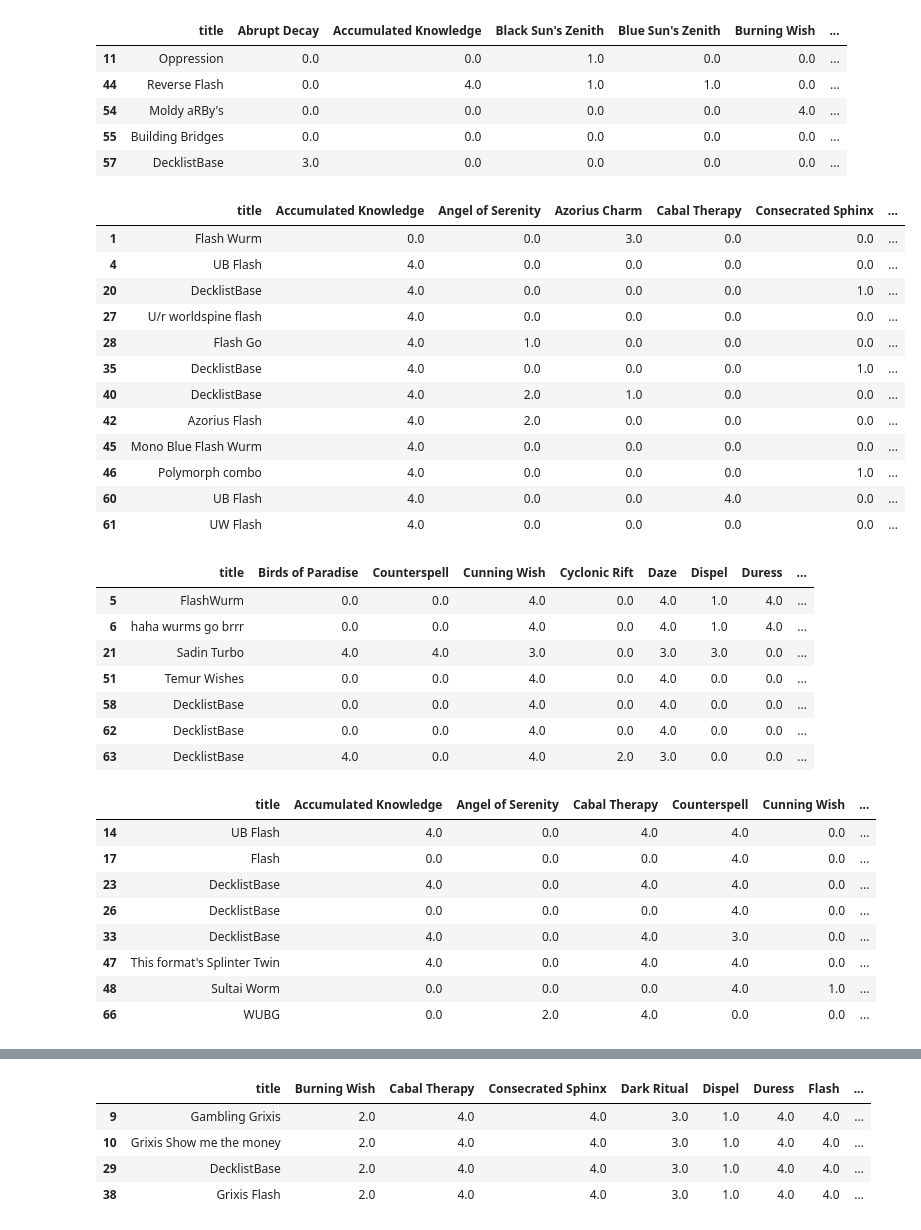
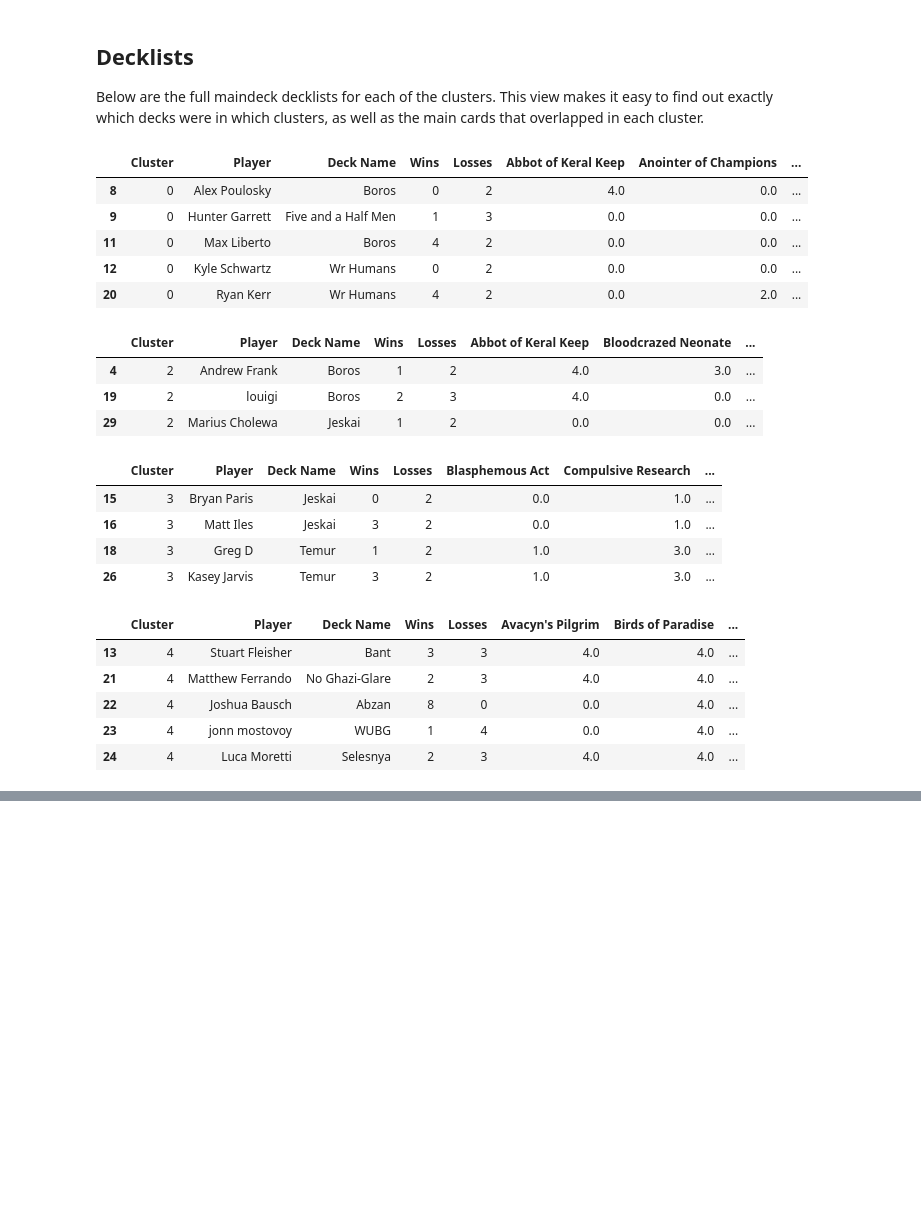
Before and after one commit to ryandkerr/set-roulette-data, a Jupyter notebook: notebooks/Deck Clustering.ipynb, the cells around one changed output, grey strips where cells are left out. Drawn from its saved outputs; the diff is of its cells as text; code cells hidden in the pictures; blank space fills up the shorter version.

```diff
--- a/notebooks/Deck Clustering.ipynb
+++ b/notebooks/Deck Clustering.ipynb
@@ -25,6 +51,15 @@ def display_clusters(df):
     for classification in classifications:
         dfc = df[df['classification'] == classification]
         dfc = dfc.loc[:, (dfc != 0).any(axis=0)]
+        first_cols = ['classification', 'name', 'title', 'wins', 'losses']
+        dfc = dfc.reindex(columns=(first_cols + list([col for col in dfc.columns if col not in first_cols])))
+        dfc = dfc.rename(columns={
+            'name': 'Player',
+            'title': 'Deck Name',
+            'classification': 'Cluster',
+            'wins': 'Wins',
+            'losses': 'Losses',
+        })
         display(dfc)
 # %%
-d = DeckClustering(db_path=DB_PATH, tournament_id=2480)
+d = DeckClustering(db_path=DB_PATH, tournament_id=7215)
@@ -51,39 +105,27 @@ d.get_winrate_matrix(cluster_df, min_cluster_size=4)
+# %% [markdown]
+## Decklists
+Below are the full maindeck decklists for each of the clusters. This view makes it easy to find out exactly which decks were in which clusters, as well as the main cards that overlapped in each cluster.
 # %%
-display_clusters(d.combine_small_clusters(cluster_df, min_cluster_size=4))
+display_clusters(d.combine_small_clusters(cluster_df, min_cluster_size=3))
 # %% [output]
-|  | title | Abrupt Decay | Accumulated Knowledge | Black Sun's Zenith | Blue Sun's Zenith | Burning Wish | ... |
-| 11 | Oppression | 0.0 | 0.0 | 1.0 | 0.0 | 0.0 | ... |
-| 44 | Reverse Flash | 0.0 | 4.0 | 1.0 | 1.0 | 0.0 | ... |
-| 54 | Moldy aRBy's | 0.0 | 0.0 | 0.0 | 0.0 | 4.0 | ... |
-| 55 | Building Bridges | 0.0 | 0.0 | 0.0 | 0.0 | 0.0 | ... |
-| 57 | DecklistBase | 3.0 | 0.0 | 0.0 | 0.0 | 0.0 | ... |
+|  | Cluster | Player | Deck Name | Wins | Losses | Abbot of Keral Keep | Anointer of Champions | ... |
+| 8 | 0 | Alex Poulosky | Boros | 0 | 2 | 4.0 | 0.0 | ... |
+| 9 | 0 | Hunter Garrett | Five and a Half Men | 1 | 3 | 0.0 | 0.0 | ... |
+| 11 | 0 | Max Liberto | Boros | 4 | 2 | 0.0 | 0.0 | ... |
+| 12 | 0 | Kyle Schwartz | Wr Humans | 0 | 2 | 0.0 | 0.0 | ... |
+| 20 | 0 | Ryan Kerr | Wr Humans | 4 | 2 | 0.0 | 2.0 | ... |
-|  | title | Accumulated Knowledge | Angel of Serenity | Azorius Charm | Cabal Therapy | Consecrated Sphinx | ... |
-| 1 | Flash Wurm | 0.0 | 0.0 | 3.0 | 0.0 | 0.0 | ... |
-| 4 | UB Flash | 4.0 | 0.0 | 0.0 | 0.0 | 0.0 | ... |
-| 20 | DecklistBase | 4.0 | 0.0 | 0.0 | 0.0 | 1.0 | ... |
-| 27 | U/r worldspine flash | 4.0 | 0.0 | 0.0 | 0.0 | 0.0 | ... |
-| 28 | Flash Go | 4.0 | 1.0 | 0.0 | 0.0 | 0.0 | ... |
-| 35 | DecklistBase | 4.0 | 0.0 | 0.0 | 0.0 | 1.0 | ... |
-| 40 | DecklistBase | 4.0 | 2.0 | 1.0 | 0.0 | 0.0 | ... |
-| 42 | Azorius Flash | 4.0 | 2.0 | 0.0 | 0.0 | 0.0 | ... |
-| 45 | Mono Blue Flash Wurm | 4.0 | 0.0 | 0.0 | 0.0 | 0.0 | ... |
-| 46 | Polymorph combo | 4.0 | 0.0 | 0.0 | 0.0 | 1.0 | ... |
-| 60 | UB Flash | 4.0 | 0.0 | 0.0 | 4.0 | 0.0 | ... |
-| 61 | UW Flash | 4.0 | 0.0 | 0.0 | 0.0 | 0.0 | ... |
+|  | Cluster | Player | Deck Name | Wins | Losses | Abbot of Keral Keep | Bloodcrazed Neonate | ... |
+| 4 | 2 | Andrew Frank | Boros | 1 | 2 | 4.0 | 3.0 | ... |
+| 19 | 2 | louigi | Boros | 2 | 3 | 4.0 | 0.0 | ... |
+| 29 | 2 | Marius Cholewa | Jeskai | 1 | 2 | 0.0 | 0.0 | ... |
-|  | title | Birds of Paradise | Counterspell | Cunning Wish | Cyclonic Rift | Daze | Dispel | Duress | ... |
-| 5 | FlashWurm | 0.0 | 0.0 | 4.0 | 0.0 | 4.0 | 1.0 | 4.0 | ... |
-| 6 | haha wurms go brrr | 0.0 | 0.0 | 4.0 | 0.0 | 4.0 | 1.0 | 4.0 | ... |
-| 21 | Sadin Turbo | 4.0 | 4.0 | 3.0 | 0.0 | 3.0 | 3.0 | 0.0 | ... |
-| 51 | Temur Wishes | 0.0 | 0.0 | 4.0 | 0.0 | 4.0 | 0.0 | 0.0 | ... |
-| 58 | DecklistBase | 0.0 | 0.0 | 4.0 | 0.0 | 4.0 | 0.0 | 0.0 | ... |
-| 62 | DecklistBase | 0.0 | 0.0 | 4.0 | 0.0 | 4.0 | 0.0 | 0.0 | ... |
-| 63 | DecklistBase | 4.0 | 0.0 | 4.0 | 2.0 | 3.0 | 0.0 | 0.0 | ... |
+|  | Cluster | Player | Deck Name | Wins | Losses | Blasphemous Act | Compulsive Research | ... |
+| 15 | 3 | Bryan Paris | Jeskai | 0 | 2 | 0.0 | 1.0 | ... |
+| 16 | 3 | Matt Iles | Jeskai | 3 | 2 | 0.0 | 1.0 | ... |
+| 18 | 3 | Greg D | Temur | 1 | 2 | 1.0 | 3.0 | ... |
+| 26 | 3 | Kasey Jarvis | Temur | 3 | 2 | 1.0 | 3.0 | ... |
-|  | title | Accumulated Knowledge | Angel of Serenity | Cabal Therapy | Counterspell | Cunning Wish | ... |
-| 14 | UB Flash | 4.0 | 0.0 | 4.0 | 4.0 | 0.0 | ... |
-| 17 | Flash | 0.0 | 0.0 | 0.0 | 4.0 | 0.0 | ... |
-| 23 | DecklistBase | 4.0 | 0.0 | 4.0 | 4.0 | 0.0 | ... |
-| 26 | DecklistBase | 0.0 | 0.0 | 0.0 | 4.0 | 0.0 | ... |
-| 33 | DecklistBase | 4.0 | 0.0 | 4.0 | 3.0 | 0.0 | ... |
-| 47 | This format's Splinter Twin | 4.0 | 0.0 | 4.0 | 4.0 | 0.0 | ... |
-| 48 | Sultai Worm | 0.0 | 0.0 | 0.0 | 4.0 | 1.0 | ... |
-| 66 | WUBG | 0.0 | 2.0 | 4.0 | 0.0 | 0.0 | ... |
+|  | Cluster | Player | Deck Name | Wins | Losses | Avacyn's Pilgrim | Birds of Paradise | ... |
+| 13 | 4 | Stuart Fleisher | Bant | 3 | 3 | 4.0 | 4.0 | ... |
+| 21 | 4 | Matthew Ferrando | No Ghazi-Glare | 2 | 3 | 4.0 | 4.0 | ... |
+| 22 | 4 | Joshua Bausch | Abzan | 8 | 0 | 0.0 | 4.0 | ... |
+| 23 | 4 | jonn mostovoy | WUBG | 1 | 4 | 0.0 | 4.0 | ... |
+| 24 | 4 | Luca Moretti | Selesnya | 2 | 3 | 4.0 | 4.0 | ... |
@@ -114,5 +146,0 @@ display_clusters(d.combine_small_clusters(cluster_df, min_cluster_size=4))
-|  | title | Burning Wish | Cabal Therapy | Consecrated Sphinx | Dark Ritual | Dispel | Duress | Flash | ... |
-| 9 | Gambling Grixis | 2.0 | 4.0 | 4.0 | 3.0 | 1.0 | 4.0 | 4.0 | ... |
-| 10 | Grixis Show me the money | 2.0 | 4.0 | 4.0 | 3.0 | 1.0 | 4.0 | 4.0 | ... |
-| 29 | DecklistBase | 2.0 | 4.0 | 4.0 | 3.0 | 1.0 | 4.0 | 4.0 | ... |
-| 38 | Grixis Flash | 2.0 | 4.0 | 4.0 | 3.0 | 1.0 | 4.0 | 4.0 | ... |
```
Also changed, not shown: parts of 11 cells of this notebook, 4 other files.
